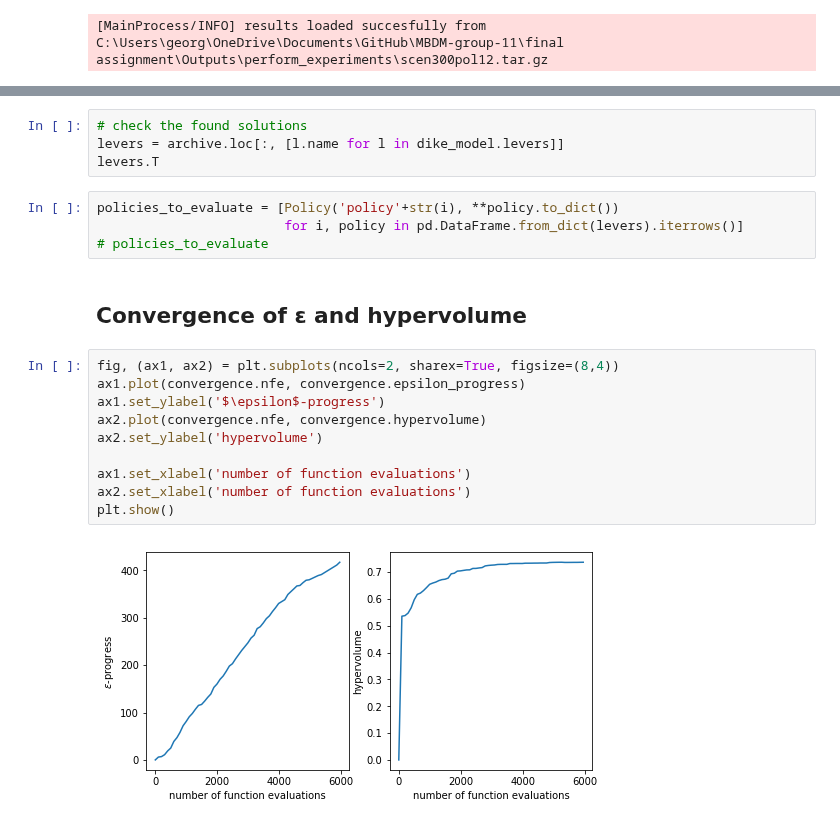
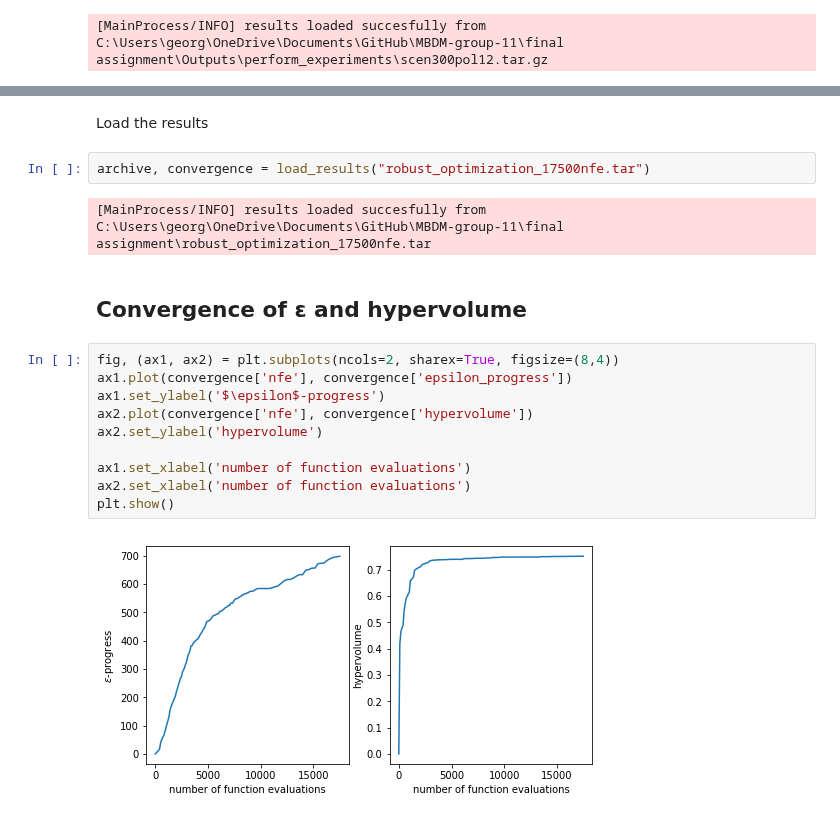
Before and after one commit to pdebiase/MBDM-group-11, a Jupyter notebook: final assignment/MORO_final.ipynb, the cells around one changed output, grey strips where cells are left out. Cells and saved outputs as stored; diff of their text form.

```diff
--- a/final assignment/MORO_final.ipynb
+++ b/final assignment/MORO_final.ipynb
@@ -209,22 +166,20 @@ convergence
-# %%
-# check the found solutions
-levers = archive.loc[:, [l.name for l in dike_model.levers]]
-levers.T
-# %%
-policies_to_evaluate = [Policy('policy'+str(i), **policy.to_dict())
-                        for i, policy in pd.DataFrame.from_dict(levers).iterrows()]
-# policies_to_evaluate
+# %% [markdown]
+Load the results
+# %%
+archive, convergence = load_results("robust_optimization_17500nfe.tar")
+# %% [output]
+[MainProcess/INFO] results loaded succesfully from C:\Users\georg\OneDrive\Documents\GitHub\MBDM-group-11\final assignment\robust_optimization_17500nfe.tar
 # %% [markdown]
 ## Convergence of ε and hypervolume
 # %%
 fig, (ax1, ax2) = plt.subplots(ncols=2, sharex=True, figsize=(8,4))
-ax1.plot(convergence.nfe, convergence.epsilon_progress)
+ax1.plot(convergence['nfe'], convergence['epsilon_progress'])
 ax1.set_ylabel('$\epsilon$-progress')
-ax2.plot(convergence.nfe, convergence.hypervolume)
+ax2.plot(convergence['nfe'], convergence['hypervolume'])
 ax2.set_ylabel('hypervolume')
 
 ax1.set_xlabel('number of function evaluations')
 ax2.set_xlabel('number of function evaluations')
 plt.show()
 # %% [output]
-[figure, old version]
+[figure, new version]
```
Also changed, not shown: parts of 10 cells of this notebook, 1 other file.
